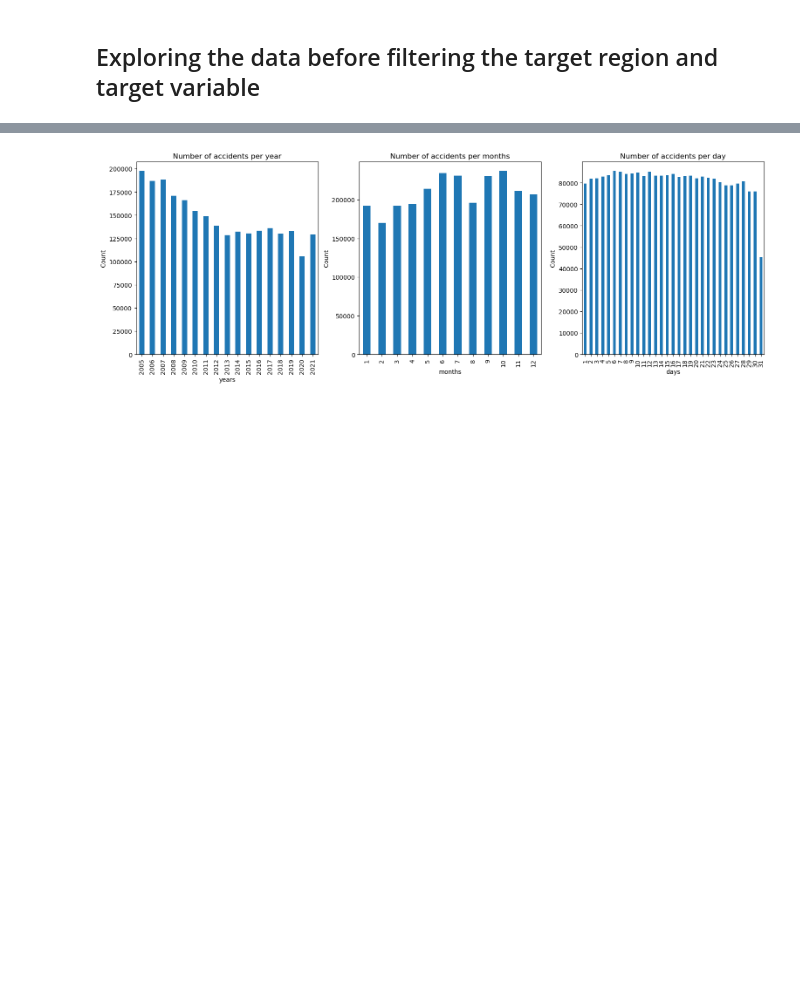
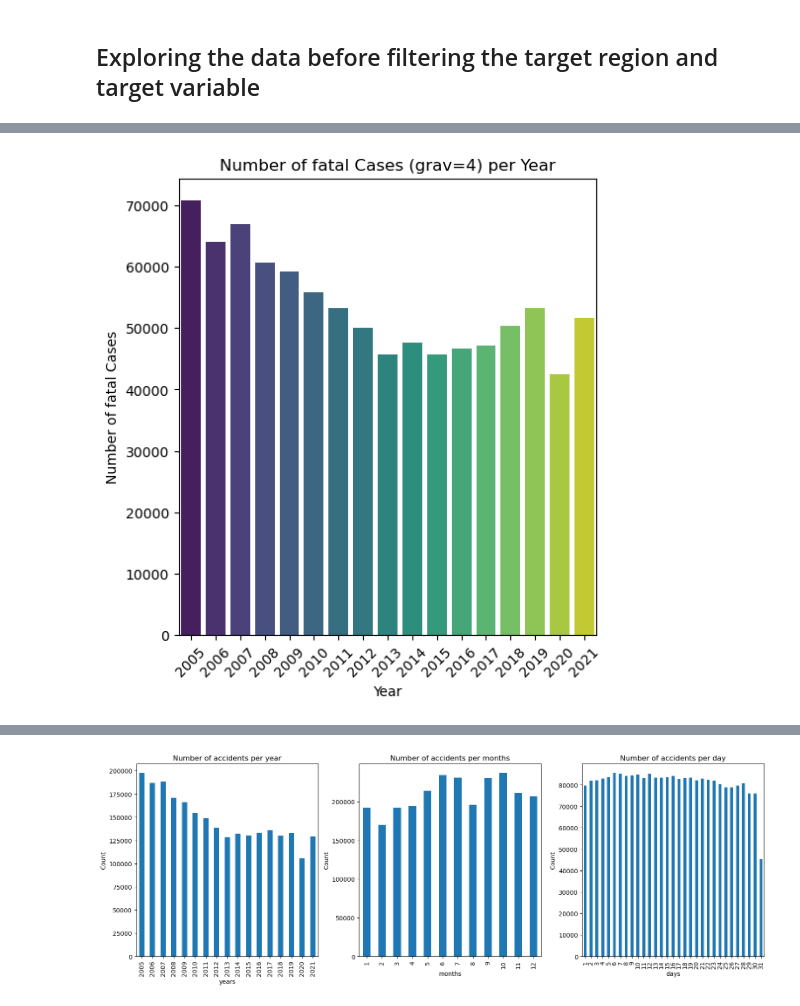
Before and after one commit to tiagoru/Road_accidents_france, a Jupyter notebook: Final_Notebook_2_data_cleaning_imputation_encoding.ipynb, the cells around one changed output, grey strips where cells are left out. Saved outputs shown, nothing was run; the diff lists cells and outputs as text; code cells hidden in the pictures; blank space fills up the shorter version.

```diff
--- a/Final_Notebook_2_data_cleaning_imputation_encoding.ipynb
+++ b/Final_Notebook_2_data_cleaning_imputation_encoding.ipynb
@@ -266,3 +283,20 @@ plt.show()
+# %%
+# explroring the number of acidents with fatal victims
+
+plt.figure(figsize=(12, 6))
+
+# Plot for Severe Cases
+plt.subplot(1, 2, 1)
+sns.countplot(x='an', data=df[df['grav'] == 4], palette='viridis')
+plt.xlabel('Year')
+plt.ylabel('Number of fatal Cases')
+plt.title('Number of fatal Cases (grav=4) per Year')
+plt.xticks(rotation=45)
+
+
+plt.show()
+# %% [output]
+[figure, added]
 # %%
 # exploring variables that might contribute to the accidents
 plt.figure(figsize=(15, 5))
```
Also changed, not shown: parts of 9 cells of this notebook, 2 other files.
